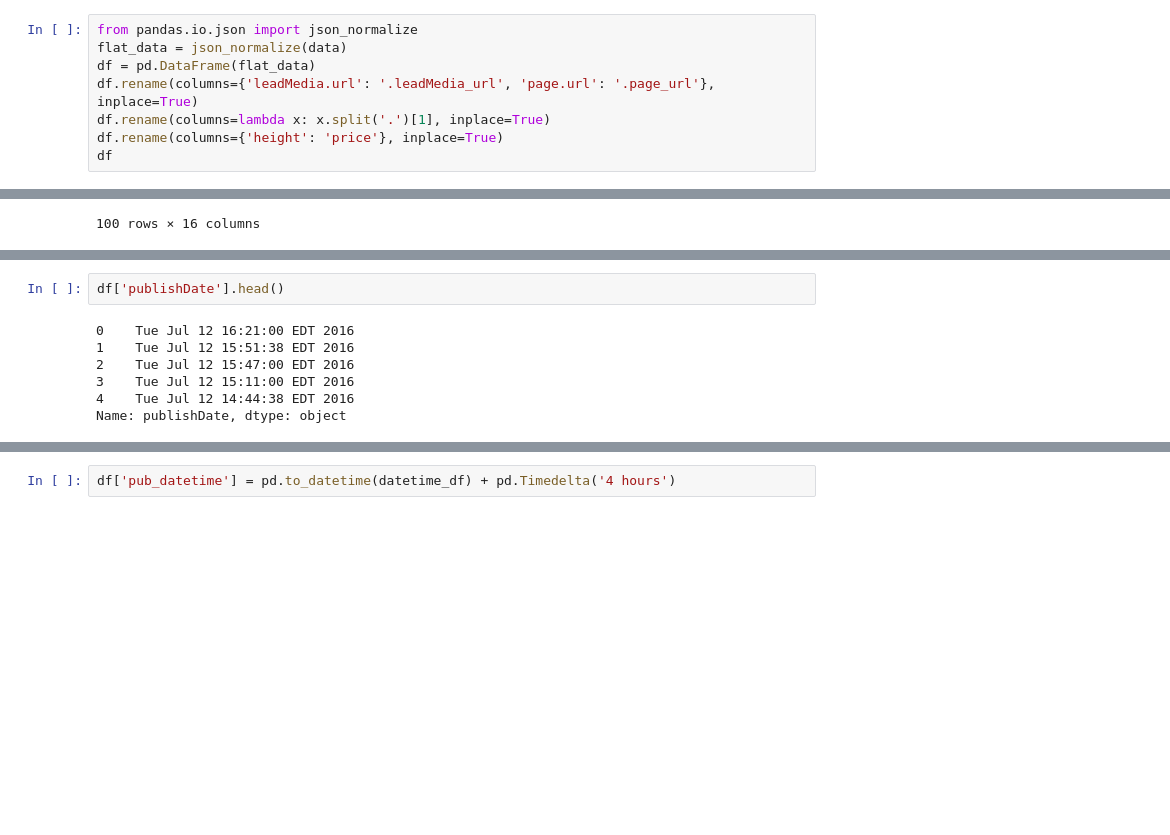
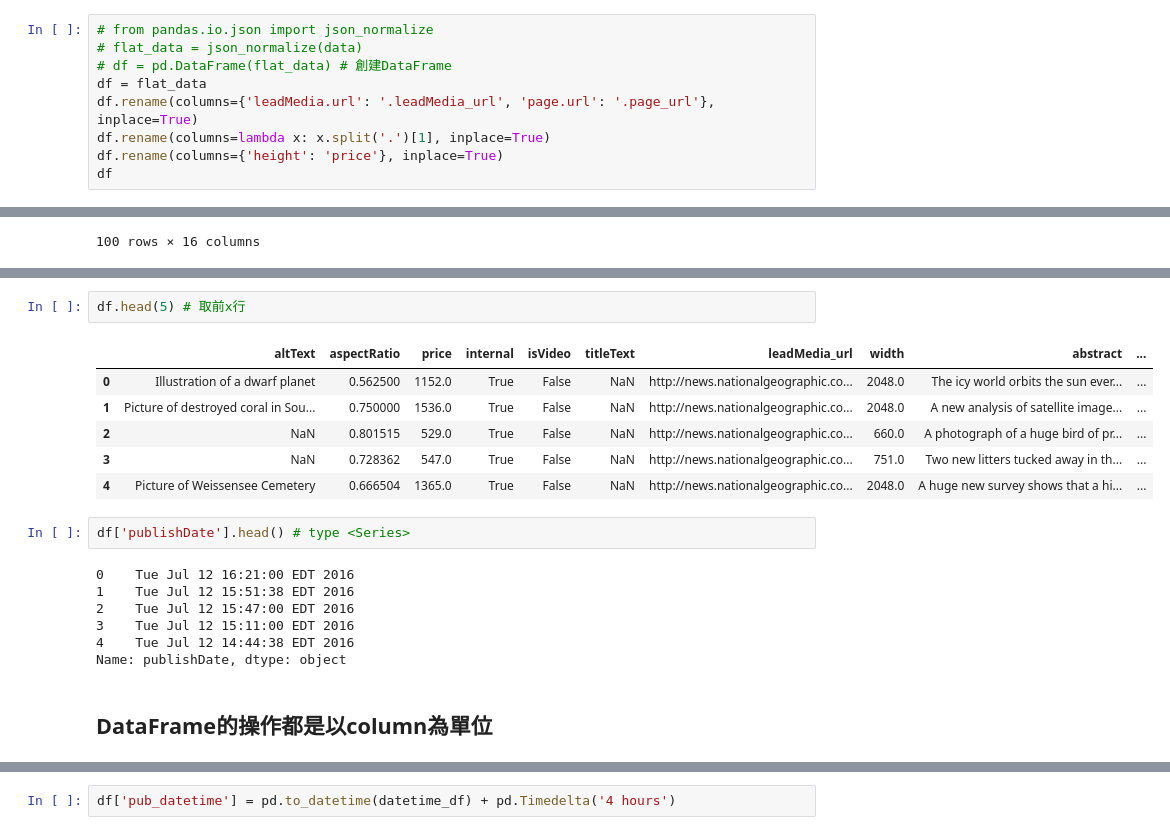
Before and after one commit to clutchyork/pythonetl, a Jupyter notebook: 20160713-demo.ipynb, the cells around one changed output, grey strips where cells are left out. Saved outputs shown, nothing was run; the diff lists cells and outputs as text; blank space fills up the shorter version.

```diff
--- a/20160713-demo.ipynb
+++ b/20160713-demo.ipynb
@@ -334,7 +421,8 @@ data = res.json()
 # %%
-from pandas.io.json import json_normalize
-flat_data = json_normalize(data)
-df = pd.DataFrame(flat_data)
+# from pandas.io.json import json_normalize
+# flat_data = json_normalize(data)
+# df = pd.DataFrame(flat_data) # 創建DataFrame
+df = flat_data
 df.rename(columns={'leadMedia.url': '.leadMedia_url', 'page.url': '.page_url'}, inplace=True)
 df.rename(columns=lambda x: x.split('.')[1], inplace=True)
 df.rename(columns={'height': 'price'}, inplace=True)
@@ -361,5 +463,14 @@ df
+# %%
+df.head(5) # 取前x行
+# %% [output]
+|  | altText | aspectRatio | price | internal | isVideo | titleText | leadMedia_url | width | abstract | ... |
+| 0 | Illustration of a dwarf planet | 0.562500 | 1152.0 | True | False | NaN | http://news.nationalgeographic.co... | 2048.0 | The icy world orbits the sun ever... | ... |
+| 1 | Picture of destroyed coral in Sou... | 0.750000 | 1536.0 | True | False | NaN | http://news.nationalgeographic.co... | 2048.0 | A new analysis of satellite image... | ... |
+| 2 | NaN | 0.801515 | 529.0 | True | False | NaN | http://news.nationalgeographic.co... | 660.0 | A photograph of a huge bird of pr... | ... |
+| 3 | NaN | 0.728362 | 547.0 | True | False | NaN | http://news.nationalgeographic.co... | 751.0 | Two new litters tucked away in th... | ... |
+| 4 | Picture of Weissensee Cemetery | 0.666504 | 1365.0 | True | False | NaN | http://news.nationalgeographic.co... | 2048.0 | A huge new survey shows that a hi... | ... |
 # %%
-df['publishDate'].head()
+df['publishDate'].head() # type <Series>
 # %% [output]
 0    Tue Jul 12 16:21:00 EDT 2016
 1    Tue Jul 12 15:51:38 EDT 2016
@@ -367,5 +478,7 @@ df['publishDate'].head()
 3    Tue Jul 12 15:11:00 EDT 2016
 4    Tue Jul 12 14:44:38 EDT 2016
 Name: publishDate, dtype: object
+# %% [markdown]
+## DataFrame的操作都是以column為單位
 # %%
 datetime_df = df['publishDate'].str.replace(r' [A-Z]{3} ', ' ')
```
Also changed, not shown: parts of 19 cells of this notebook.
